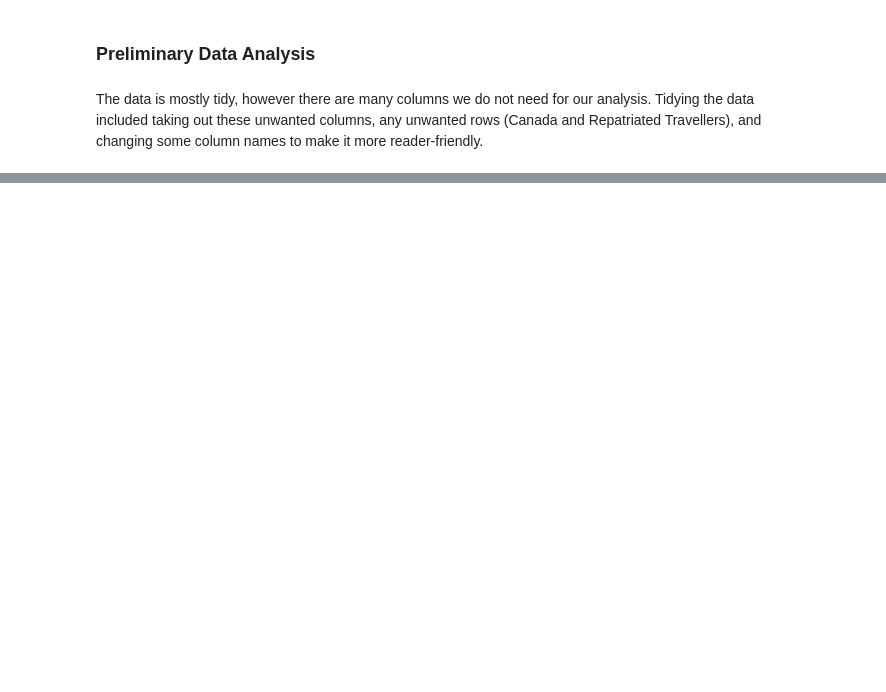
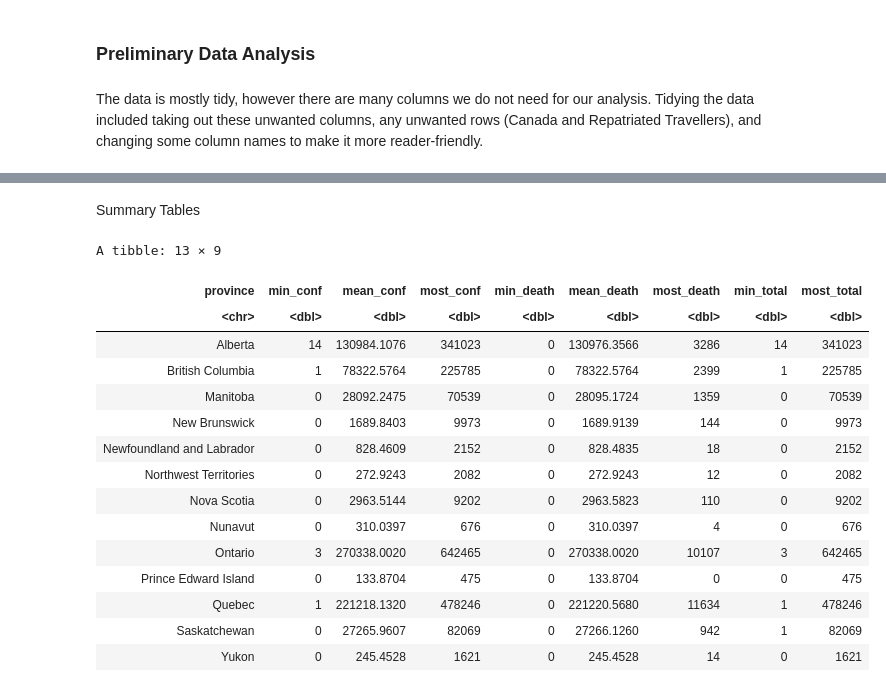
Before and after one commit to mikcblue7/dsci-100-project-group2, a Jupyter notebook: Group-2-Proposal.ipynb, the cells around one changed output, grey strips where cells are left out. Drawn from its saved outputs; the diff is of its cells as text; code cells hidden in the pictures; blank space fills up the shorter version.

```diff
--- a/Group-2-Proposal.ipynb
+++ b/Group-2-Proposal.ipynb
@@ -79,0 +150,33 @@ A grouped_df: 8452 × 7
+# %% [markdown]
+Summary Tables
+# %%
+obs_num_summary <- group_by(covid_train, province)%>%
+                            summarize(
+                             min_conf = min(numconf, na.rm = TRUE),
+                             mean_conf = mean(numconf,na.rm = TRUE),
+                             most_conf = max(numconf, na.rm = TRUE),
+                             min_death = min(numdeaths, na.rm = TRUE),
+                             mean_death = mean(numdeaths,na.rm = TRUE),
+                             most_death = max(numdeaths, na.rm = TRUE),
+                             min_total = min(numtotal, na.rm = TRUE),
+                             mean_death = mean(numtotal,na.rm = TRUE),
+                             most_total = max(numtotal, na.rm = TRUE),
+                             )
+obs_num_summary
+# %% [output]
+A tibble: 13 × 9
+| province | min_conf | mean_conf | most_conf | min_death | mean_death | most_death | min_total | most_total |
+| <chr> | <dbl> | <dbl> | <dbl> | <dbl> | <dbl> | <dbl> | <dbl> | <dbl> |
+| Alberta | 14 | 130984.1076 | 341023 | 0 | 130976.3566 | 3286 | 14 | 341023 |
+| British Columbia | 1 | 78322.5764 | 225785 | 0 | 78322.5764 | 2399 | 1 | 225785 |
+| Manitoba | 0 | 28092.2475 | 70539 | 0 | 28095.1724 | 1359 | 0 | 70539 |
+| New Brunswick | 0 | 1689.8403 | 9973 | 0 | 1689.9139 | 144 | 0 | 9973 |
+| Newfoundland and Labrador | 0 | 828.4609 | 2152 | 0 | 828.4835 | 18 | 0 | 2152 |
+| Northwest Territories | 0 | 272.9243 | 2082 | 0 | 272.9243 | 12 | 0 | 2082 |
+| Nova Scotia | 0 | 2963.5144 | 9202 | 0 | 2963.5823 | 110 | 0 | 9202 |
+| Nunavut | 0 | 310.0397 | 676 | 0 | 310.0397 | 4 | 0 | 676 |
+| Ontario | 3 | 270338.0020 | 642465 | 0 | 270338.0020 | 10107 | 3 | 642465 |
+| Prince Edward Island | 0 | 133.8704 | 475 | 0 | 133.8704 | 0 | 0 | 475 |
+| Quebec | 1 | 221218.1320 | 478246 | 0 | 221220.5680 | 11634 | 1 | 478246 |
+| Saskatchewan | 0 | 27265.9607 | 82069 | 0 | 27266.1260 | 942 | 1 | 82069 |
+| Yukon | 0 | 245.4528 | 1621 | 0 | 245.4528 | 14 | 0 | 1621 |
```
Also changed, not shown: parts of 10 cells of this notebook.
